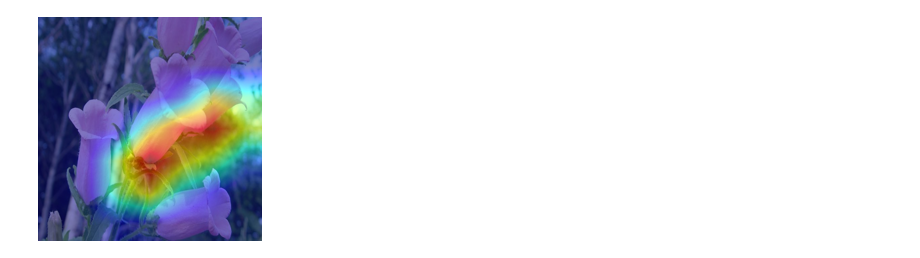
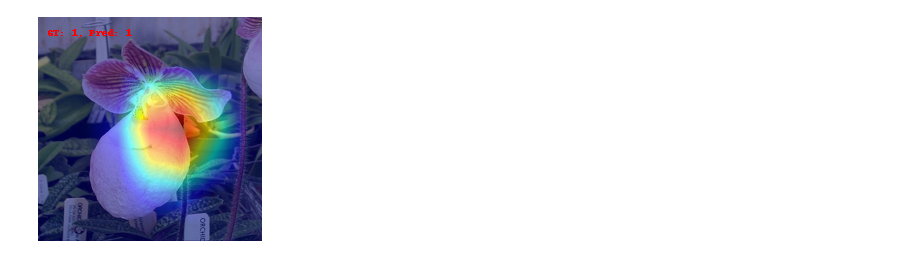
Before and after one commit to pippotek/Fine-Grained-Visual-Classification, a Jupyter notebook: utility/gradcam/grad_cam_example.ipynb, the cells around one changed output. Cells and saved outputs as stored; diff of their text form; code cells hidden in the pictures.

Commit message:
added utils to test.py (classwise_accuracy, worst_accuracy_class ...), added FGVCAircraft gradcam pics, modified README.md

```diff
--- a/utility/gradcam/grad_cam_example.ipynb
+++ b/utility/gradcam/grad_cam_example.ipynb
@@ -75,12 +104,29 @@ import torch
 # %%
 from torchvision.datasets import Flowers102
 data = Flowers102(root="/home/peppe/01_Study/01_University/Semester/2/Intro_to_ML/Project/data", download=True)
+# %%
+import torchvision
+from utility.data.preprocessing import Autoaugment_preprocess
+transform = Autoaugment_preprocess(channels=3, resize_dim=(300,323), crop_dim=(224,224))
+
+root = "/home/peppe/01_Study/01_University/Semester/2/Intro_to_ML/Project/data" # change this to your data directory
+
+testset_images = torchvision.datasets.Flowers102(root=root, split="test",
+                                                 download=True, transform=None)
+
+testset = torchvision.datasets.Flowers102(root=root, split="test",
+                                          download=True, transform=transform.transform)
 # %%
-# with resnet50
+# with effnet50
 model = efficientnet_b5(weights=None)
 model.classifier[1] = torch.nn.Linear(2048, 102, bias=True)
-model = model_load_checkpoint(model, "/home/peppe/01_Study/01_University/Semester/2/Intro_to_ML/Project/Code/experiments/effnetb5_Flowers102_SAM/checkpoint.pth")
+model = model_load_checkpoint(model, "/home/peppe/01_Study/01_University/Semester/2/Intro_to_ML/Project/Code/experiments/EfficientNetB5_Flowers102_SAM/checkpoint.pth")
-# %%
-plot_grad_cam(model=model,target_class=60, img=data[20][0])
-# %% [output]
-[figure, removed]
+# %%
+grad_cam_viz_with_pred(model=model,
+                        target_class=60,
+                        dim=224,
+                        img=testset_images[20][0],
+                        prediction=model(testset[20][0].unsqueeze(0)).argmax().item(),
+                        ground_truth=testset[20][1])
+# %% [output]
+[figure, added]
```
Also changed, not shown: parts of 3 cells of this notebook, 42 other files.
